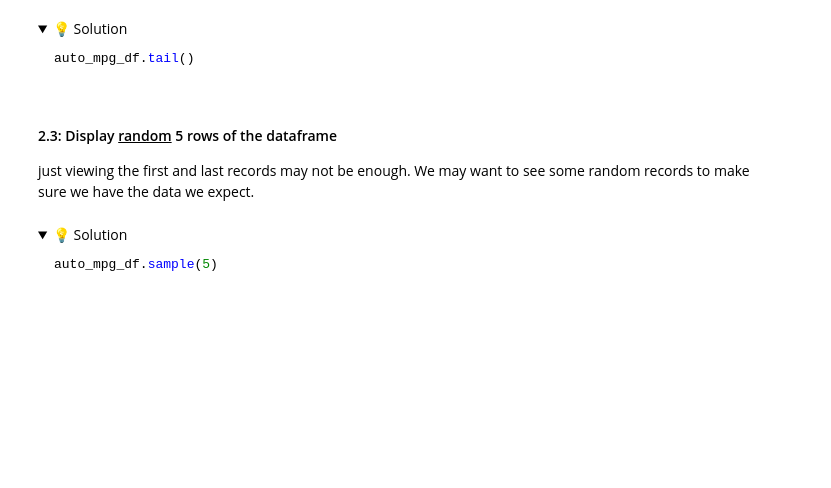
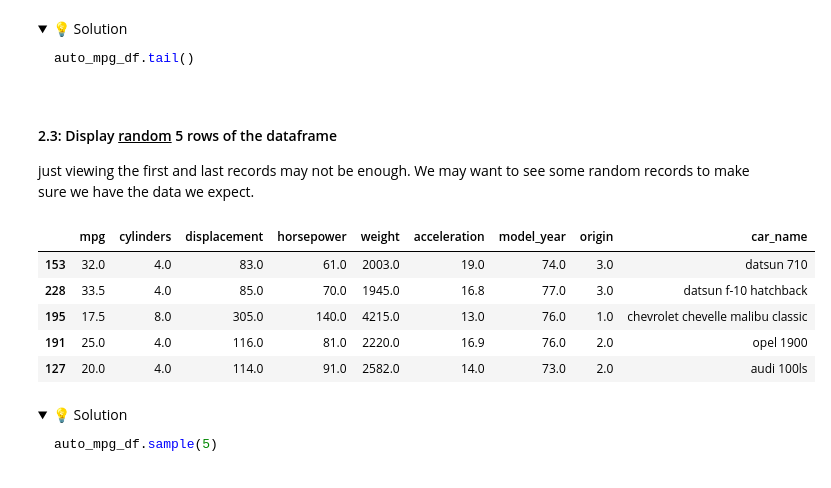
Before and after one commit to IT4063-Spring2025/exploratory-data-analysis-grandhvj, a Jupyter notebook: notebook.ipynb, the cells around one changed output. Cells and saved outputs as stored; diff of their text form; code cells hidden in the pictures; folded sections open; blank space fills up the shorter version.

```diff
--- a/notebook.ipynb
+++ b/notebook.ipynb
@@ -116,6 +148,15 @@ Let's explore a few different ways.
 # %% [markdown]
 #### 2.3: Display <u>random</u> 5 rows of the dataframe
 just viewing the first and last records may not be enough. We may want to see some random records to make sure we have the data we expect.
+# %%
+ auto_mpg_df.sample(5)
+# %% [output]
+|  | mpg | cylinders | displacement | horsepower | weight | acceleration | model_year | origin | car_name |
+| 153 | 32.0 | 4.0 | 83.0 | 61.0 | 2003.0 | 19.0 | 74.0 | 3.0 | datsun 710 |
+| 228 | 33.5 | 4.0 | 85.0 | 70.0 | 1945.0 | 16.8 | 77.0 | 3.0 | datsun f-10 hatchback |
+| 195 | 17.5 | 8.0 | 305.0 | 140.0 | 4215.0 | 13.0 | 76.0 | 1.0 | chevrolet chevelle malibu classic |
+| 191 | 25.0 | 4.0 | 116.0 | 81.0 | 2220.0 | 16.9 | 76.0 | 2.0 | opel 1900 |
+| 127 | 20.0 | 4.0 | 114.0 | 91.0 | 2582.0 | 14.0 | 73.0 | 2.0 | audi 100ls |
 # %% [markdown]
 <details>
   <summary>💡 Solution</summary>
```
Also changed, not shown: parts of 3 cells of this notebook.
